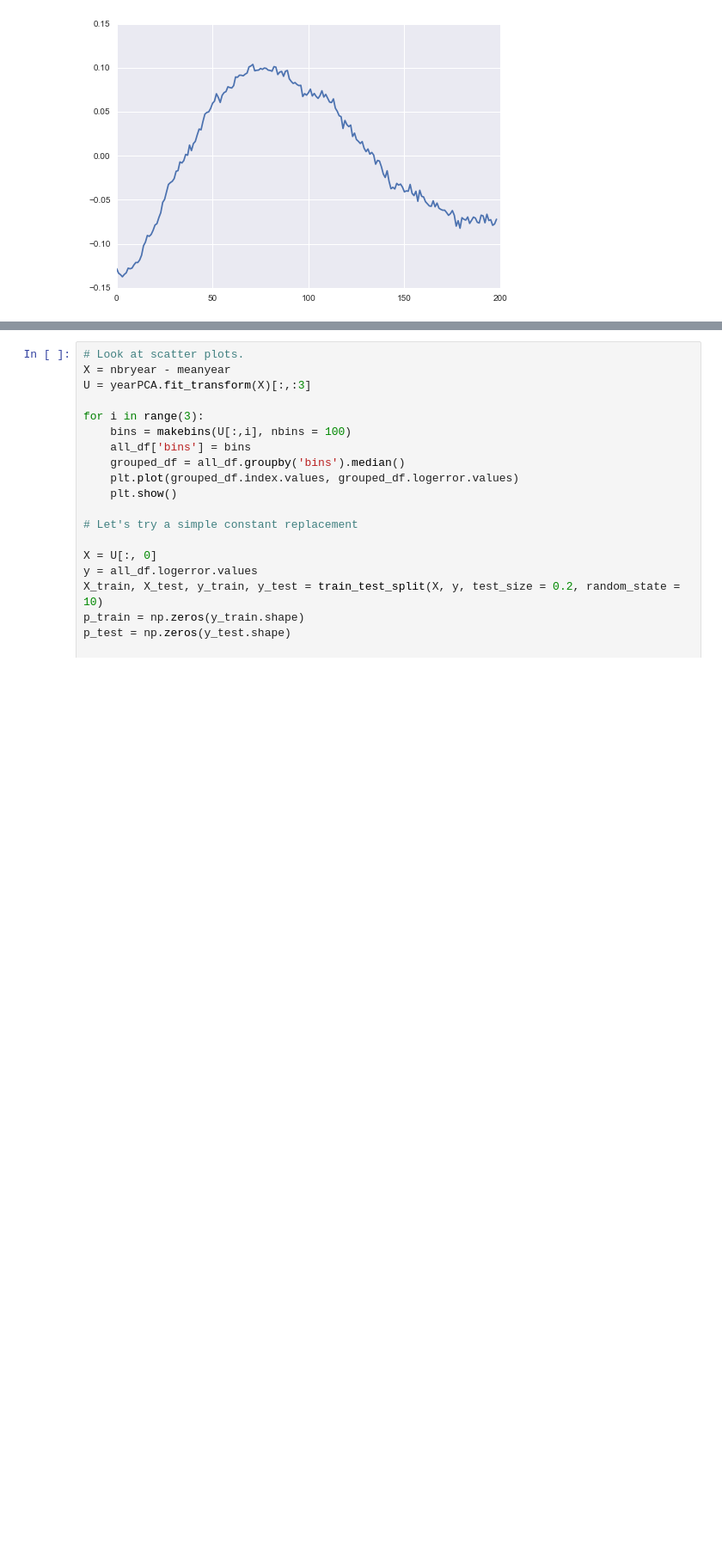
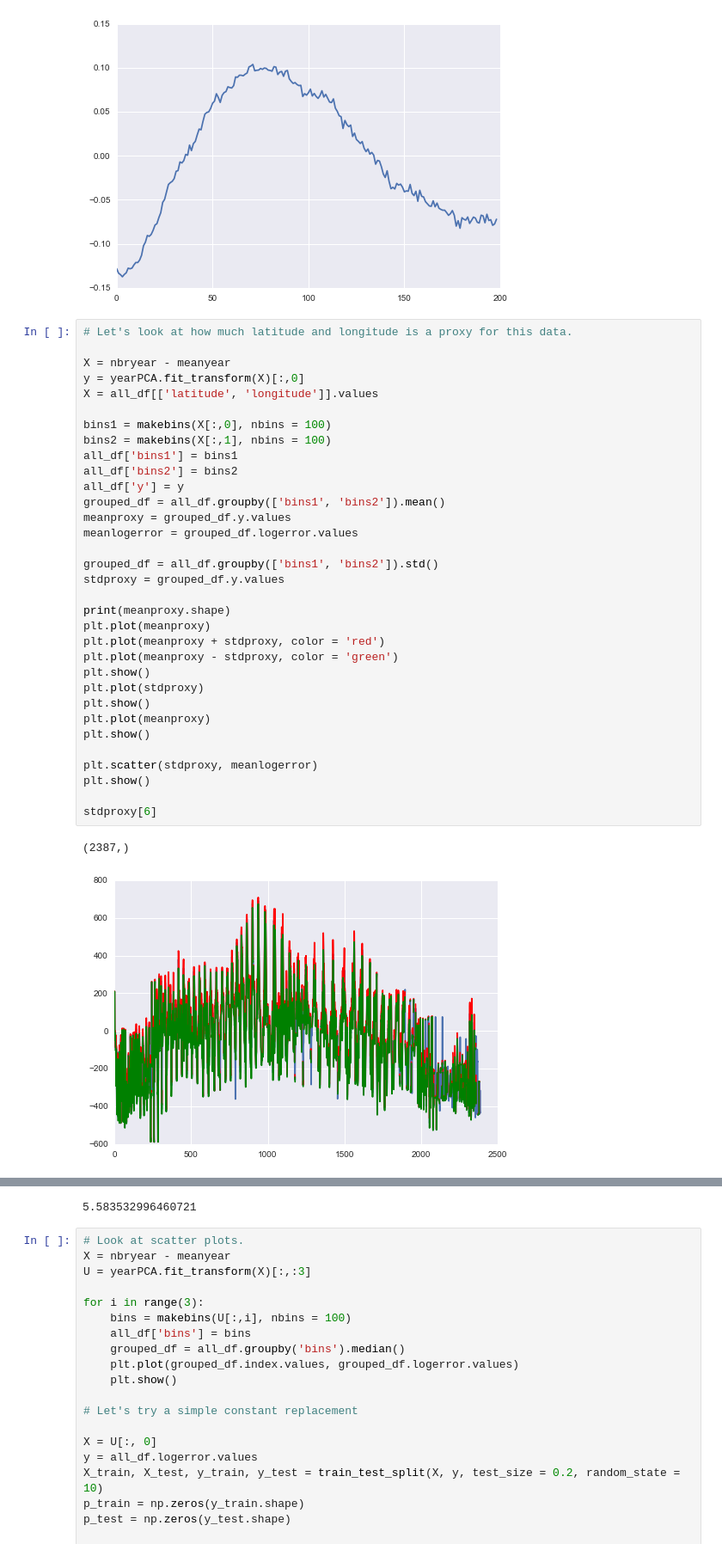
Before and after one commit to MatthewMcGonagle/KaggleZillow, a Jupyter notebook: DiffusionExploration2.ipynb, the cells around one changed output, grey strips where cells are left out. Shown: that part at 86% size. Cells and saved outputs as stored; diff of their text form; blank space fills up the shorter version.

```diff
--- a/DiffusionExploration2.ipynb
+++ b/DiffusionExploration2.ipynb
@@ -137,3 +137,39 @@ for i in range(3):
 [figure]
 [figure]
 [figure]
+# %%
+# Let's look at how much latitude and longitude is a proxy for this data.
+
+X = nbryear - meanyear
+y = yearPCA.fit_transform(X)[:,0]
+X = all_df[['latitude', 'longitude']].values
+
+bins1 = makebins(X[:,0], nbins = 100)
+bins2 = makebins(X[:,1], nbins = 100)
+all_df['bins1'] = bins1
+all_df['bins2'] = bins2
+all_df['y'] = y
+grouped_df = all_df.groupby(['bins1', 'bins2']).mean()
+meanproxy = grouped_df.y.values
+meanlogerror = grouped_df.logerror.values
+
+grouped_df = all_df.groupby(['bins1', 'bins2']).std()
+stdproxy = grouped_df.y.values
+
+print(meanproxy.shape)
+plt.plot(meanproxy)
+plt.plot(meanproxy + stdproxy, color = 'red')
+plt.plot(meanproxy - stdproxy, color = 'green')
+plt.show()
+plt.plot(stdproxy)
+plt.show()
+plt.plot(meanproxy)
+plt.show()
+
+plt.scatter(stdproxy, meanlogerror)
+plt.show()
+
+stdproxy[6]
+# %% [output]
+(2387,)
+[figure, added]
@@ -140,3 +179,4 @@ for i in range(3):
+5.583532996460721
 # %%
 # Look at scatter plots.
 X = nbryear - meanyear
```
Also changed, not shown: parts of 6 cells of this notebook.
